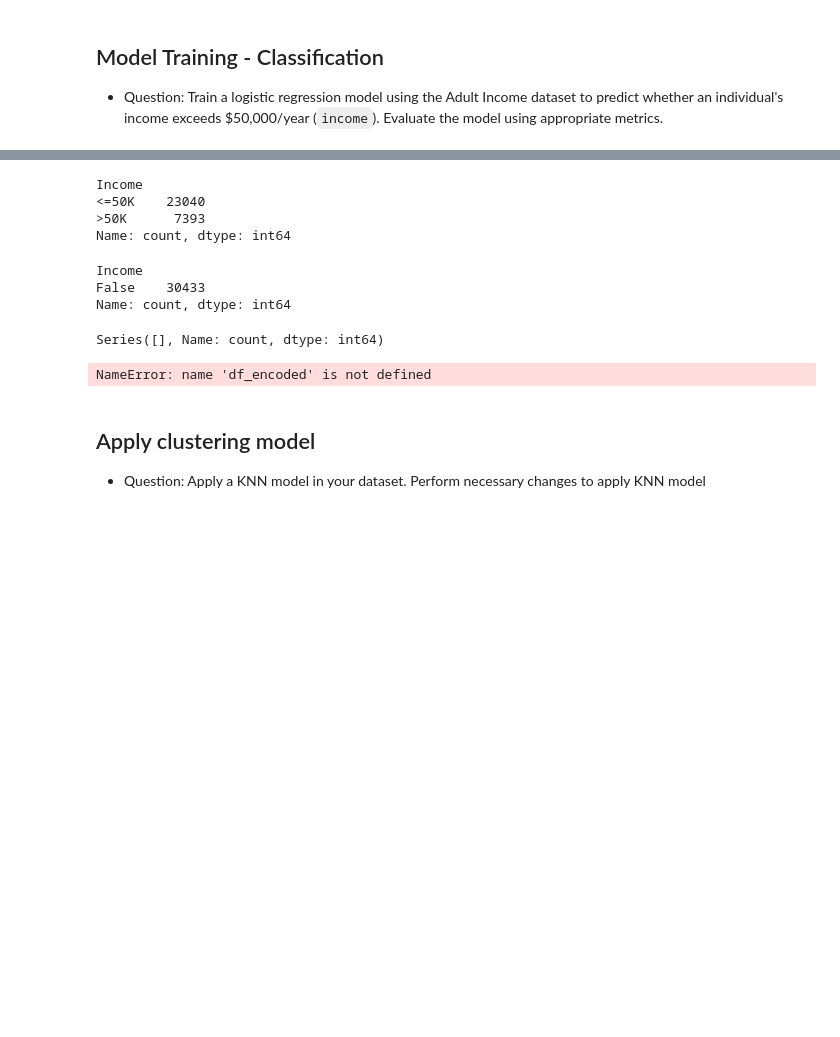
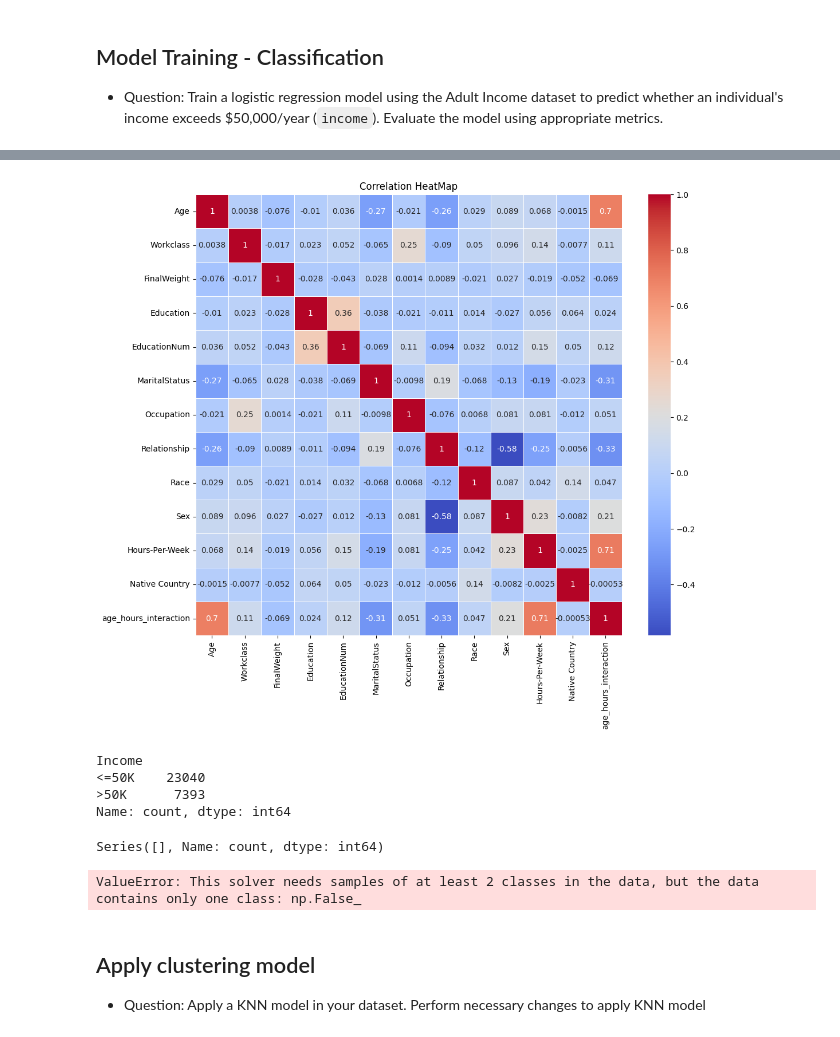
Before and after one commit to jhonnovax/income-prediction, a Jupyter notebook: income-notebook.ipynb, the cells around one changed output, grey strips where cells are left out. Cells and saved outputs as stored; diff of their text form; code cells hidden in the pictures; blank space fills up the shorter version.

```diff
--- a/income-notebook.ipynb
+++ b/income-notebook.ipynb
@@ -431,3 +495,12 @@ NameError: name 'encoder' is not defined
+# %%
+# Correlation HeatMap
+df_features = df_encoded.drop('Income', axis=1)
+plt.figure(figsize=(12, 10))
+sns.heatmap(df_features.corr(), annot=True, cmap='coolwarm', linewidths=0.5)
+plt.title('Correlation HeatMap')
+plt.show()
+# %% [output]
+[figure, added]
 # %%
 df_encoded.Income.value_counts()
 # %% [output]
@@ -435,10 +508,4 @@ Income
 <=50K    23040
 >50K      7393
 Name: count, dtype: int64
-# %%
-(df_encoded['Income'].str.lower() == '>50k').value_counts()
-# %% [output]
-Income
-False    30433
-Name: count, dtype: int64
 # %%
@@ -448,7 +515,7 @@ Series([], Name: count, dtype: int64)
 # %%
 # Prepare feature matrix X and target vector y
 X = df_encoded.drop('Income', axis=1)
-y = (df_encoded.Income == '<=50K').values
+y = (df_encoded.Income == '<=50k').values
 
 # Split the data into training and testing sets
 X_train, X_test, y_train, y_test = train_test_split(X, y, test_size=0.2, random_state=42)
@@ -467,7 +534,7 @@ print(f"Accuracy: {accuracy}")
 print("Classification Report:")
 print(report)
 # %% [output]
-NameError: name 'df_encoded' is not defined
+ValueError: This solver needs samples of at least 2 classes in the data, but the data contains only one class: np.False_
 # %% [markdown]
 ## Apply clustering model
 - Question: Apply a KNN model in your dataset. Perform necessary changes to apply KNN model
```
Also changed, not shown: parts of 11 cells of this notebook.
